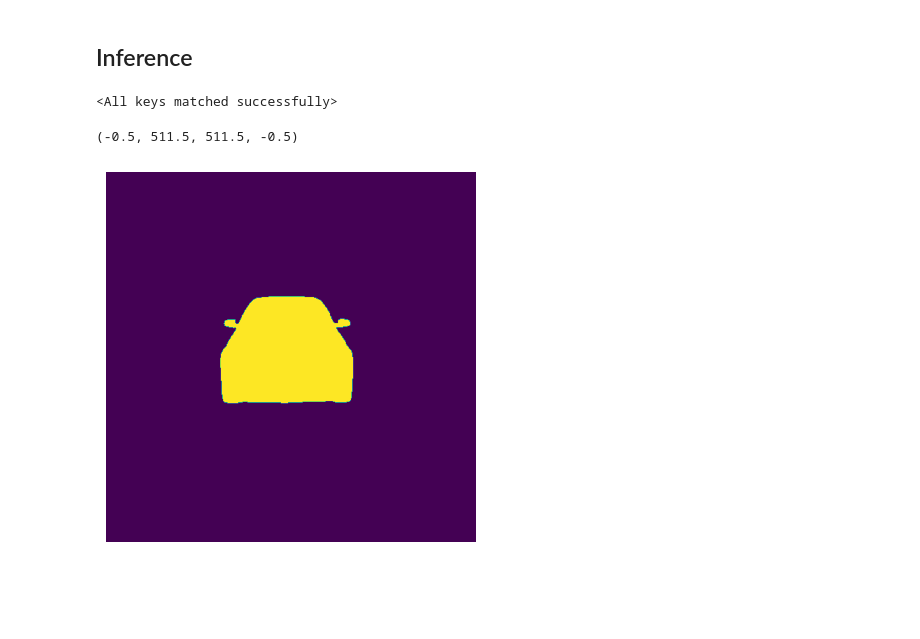
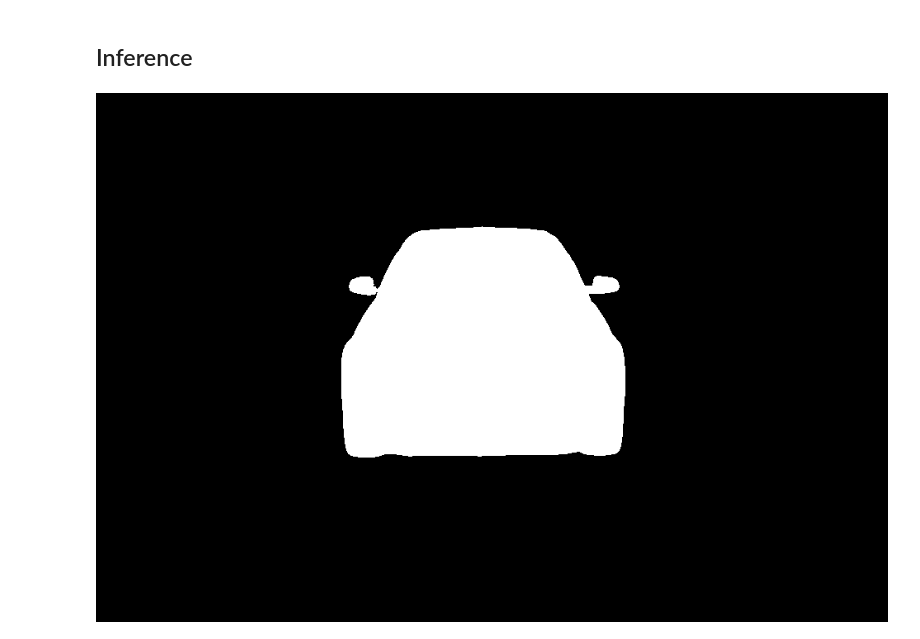
Before and after one commit to yakhyo/unet-pytorch, a Jupyter notebook: demo.ipynb, the cells around one changed output. Drawn from its saved outputs; the diff is of its cells as text; code cells hidden in the pictures; blank space fills up the shorter version.

```diff
--- a/demo.ipynb
+++ b/demo.ipynb
@@ -11,14 +11,5 @@ from tools.inference import preprocess, resize
 # %%
-image_size = 512
-model_weight = "./weights/model.pt"
-input_path = "./assets/image.jpg"
-
-# Load weight
+scale = 0.5
+weights_path = "weights/last.pt"
+image_path = "assets/image.jpg"
 device = torch.device("cuda" if torch.cuda.is_available() else "cpu")
-checkpoint = torch.load(model_weight, map_location=device)
-
-# Initialize model and load checkpoint
-model = UNet(in_channels=3, out_channels=2)
-model.load_state_dict(checkpoint["model"].float().state_dict())
-# %% [output]
-<All keys matched successfully>
@@ -41,10 +16,39 @@ mask = output[0].long().squeeze().numpy()
+# %%
+def load_model(weights_path, device):
+    # Initialize the model
+    model = UNet(in_channels=3, num_classes=2)
+
+    # Load weights and convert to float32 because weights stored in f16
+    state_dict = torch.load(weights_path, map_location=device)
+    for key in state_dict.keys():
+        state_dict[key] = state_dict[key].float()
+
+    model.load_state_dict(state_dict)
+    model.to(device)
+    model.eval()
+
+    return model
+
+# load trained weights
+model = load_model(weights_path, device)
+# %%
+# load image
+image = Image.open(image_path).convert("RGB")
+transform = InferenceAugmentation(scale=scale)
+
+input_tensor = transform(image)
+input_batch = input_tensor.unsqueeze(0)
+input_batch = input_batch.to(device)
+
+# inference
+with torch.no_grad():
+    output = model(input_batch)[0]
+
+prediction_map = output.argmax(0).cpu().numpy()
 # %%
-# postprocessing
-result = Image.fromarray((mask * 255).astype(np.uint8))
+from IPython.display import display
+
+segmentation_image = Image.fromarray((prediction_map * 255).astype(np.uint8))
+display(segmentation_image)
+# %% [output]
+[figure, added]
-# %%
-# show the prediction mask
-plt.imshow(np.array(result))
-plt.axis('off')
-# %% [output]
-(-0.5, 511.5, 511.5, -0.5)
-[figure, removed]
```
Also changed, not shown: parts of 6 cells of this notebook, 20 other files.
